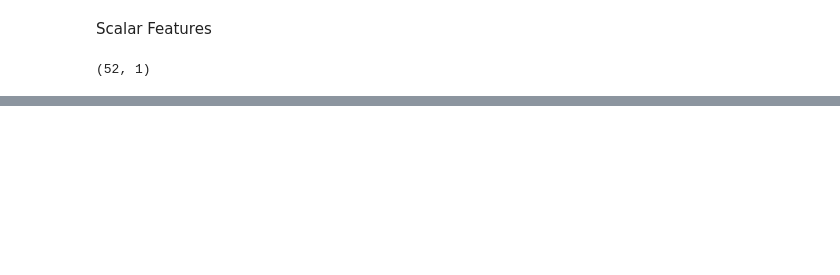
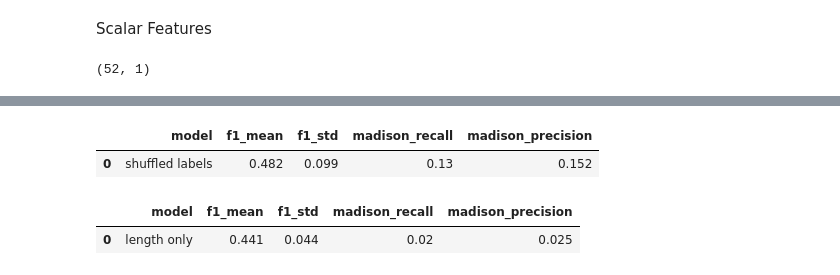
Before and after one commit to kim44321/federalist-papers, a Jupyter notebook: refactored_main.ipynb, the cells around one changed output, grey strips where cells are left out. Drawn from its saved outputs; the diff is of its cells as text; code cells hidden in the pictures; blank space fills up the shorter version.

```diff
--- a/refactored_main.ipynb
+++ b/refactored_main.ipynb
@@ -972,0 +489,15 @@ dtype: float64
+# %%
+rng = np.random.default_rng(0)
+y_shuffled = pd.Series(rng.permutation(y_all.values), index=y_all.index)
+evaluate({'shuffled labels': make_model(best, LogisticRegression(random_state=42))},
+         docs_all, y_shuffled)
+# %% [output]
+|  | model | f1_mean | f1_std | madison_recall | madison_precision |
+| 0 | shuffled labels | 0.482 | 0.099 | 0.13 | 0.152 |
+# %%
+n_tok = pd.Series([len(d) for d in docs_all], index=docs_all.index).to_frame('n_tokens')
+length_model = make_pipeline(StandardScaler(), LogisticRegression(random_state=42))
+evaluate({'length only': length_model}, n_tok, y_all)
+# %% [output]
+|  | model | f1_mean | f1_std | madison_recall | madison_precision |
+| 0 | length only | 0.441 | 0.044 | 0.02 | 0.025 |
```
Also changed, not shown: parts of 59 cells of this notebook, 1 other file.
